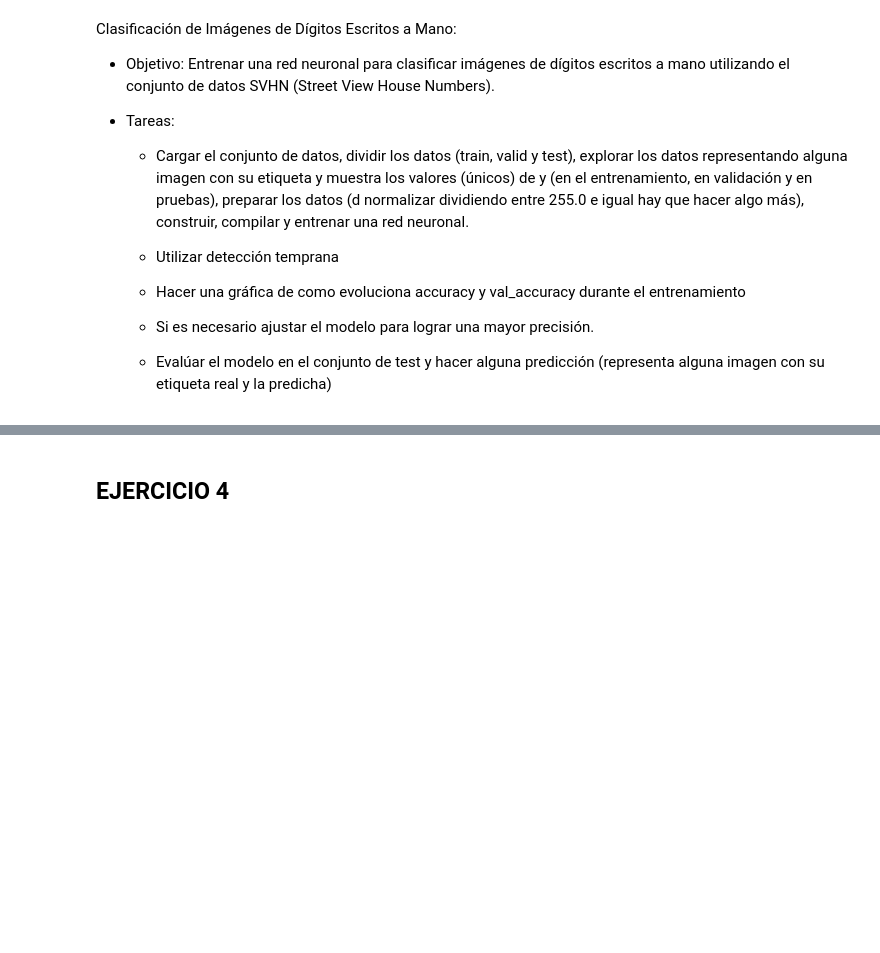
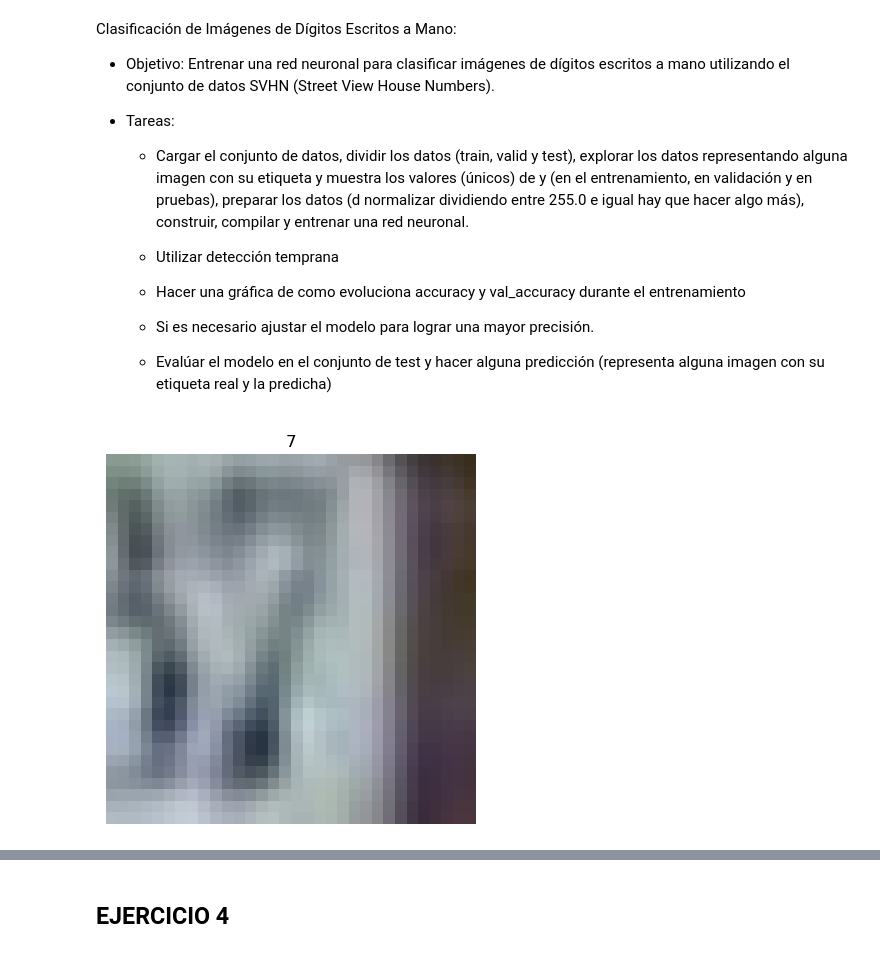
Before and after one commit to Mario-Lopez-Gonzalez/Python_clase, a Jupyter notebook: SAPA/Ejercicios/4_3Ejercicios.ipynb, the cells around one changed output, grey strips where cells are left out. Saved outputs shown, nothing was run; the diff lists cells and outputs as text; code cells hidden in the pictures; blank space fills up the shorter version.

```diff
--- a/SAPA/Ejercicios/4_3Ejercicios.ipynb
+++ b/SAPA/Ejercicios/4_3Ejercicios.ipynb
@@ -123,3 +161,5 @@ train_url = "http://ufldl.stanford.edu/housenumbers/train_32x32.mat"
 test_url = "http://ufldl.stanford.edu/housenumbers/test_32x32.mat"
 X_train_full, y_train_full = load_svhn_data(train_url)
 X_test, y_test = load_svhn_data(test_url)
+# %%
+X_train, X_val, y_train, y_val = train_test_split(X_train_full, y_train_full, test_size=0.2, random_state=42)
@@ -125,0 +228,5 @@ X_test, y_test = load_svhn_data(test_url)
+# %%
+# Probamos la función
+display_image(X_train[0],y_train[0])
+# %% [output]
+[figure, added]
```
Also changed, not shown: parts of 12 cells of this notebook, 5 other files.
